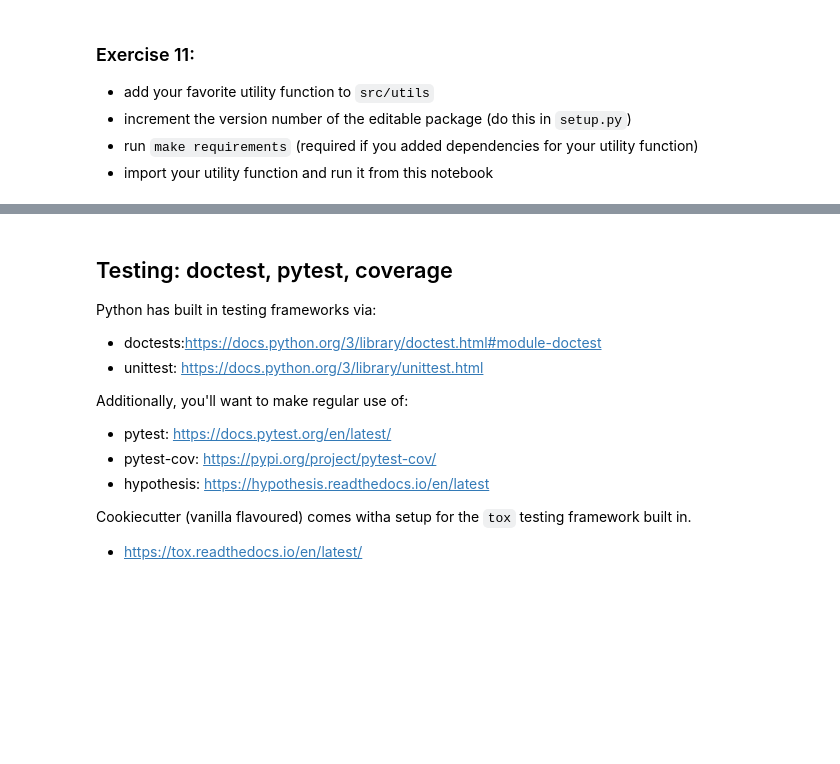
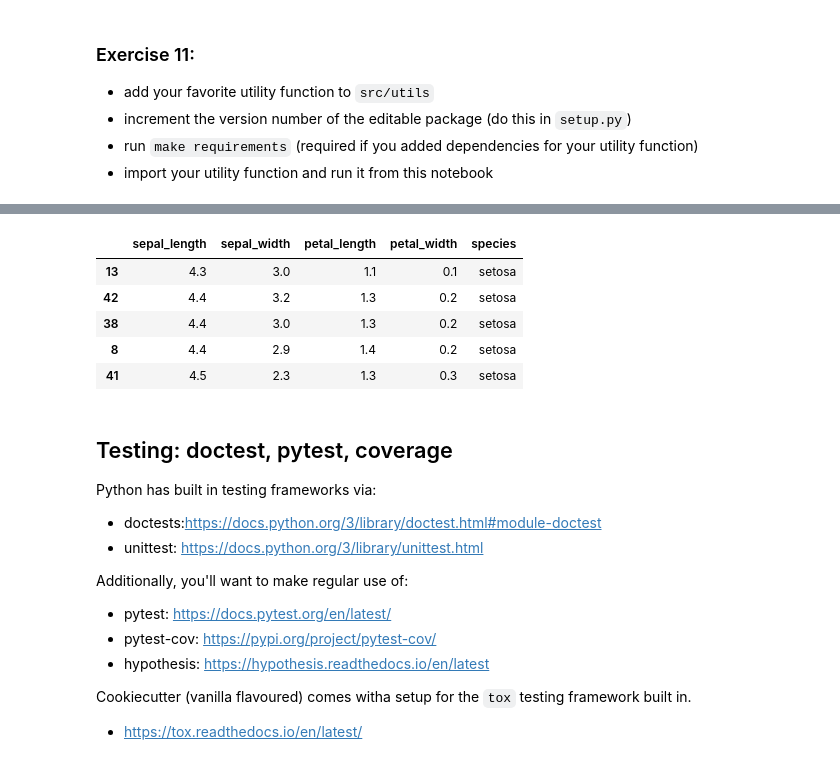
Before and after one commit to haugstve/bus_number_tutorial, a Jupyter notebook: notebooks/10-reproducible-environment.ipynb, the cells around one changed output, grey strips where cells are left out. Saved outputs shown, nothing was run; the diff lists cells and outputs as text; code cells hidden in the pictures; blank space fills up the shorter version.

```diff
--- a/notebooks/10-reproducible-environment.ipynb
+++ b/notebooks/10-reproducible-environment.ipynb
@@ -479,3 +568,13 @@ For an obscene amount of detail on this concept, see https://semver.org/
+# %%
+(iris.arrange(by = 'sepal_length')
+     .head())
+# %% [output]
+|  | sepal_length | sepal_width | petal_length | petal_width | species |
+| 13 | 4.3 | 3.0 | 1.1 | 0.1 | setosa |
+| 42 | 4.4 | 3.2 | 1.3 | 0.2 | setosa |
+| 38 | 4.4 | 3.0 | 1.3 | 0.2 | setosa |
+| 8 | 4.4 | 2.9 | 1.4 | 0.2 | setosa |
+| 41 | 4.5 | 2.3 | 1.3 | 0.3 | setosa |
 # %%
 # A handy magic that allows us to edit modules and have them stay up to date in the notebook. In this case, src.
 %load_ext autoreload
```
Also changed, not shown: parts of 21 cells of this notebook.
